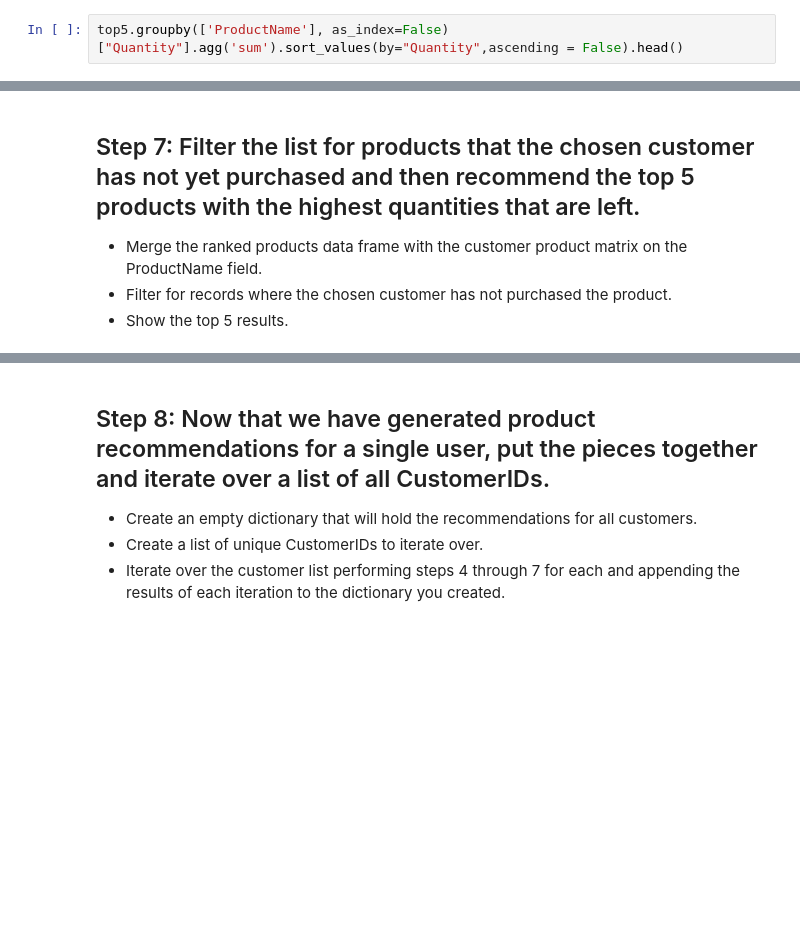
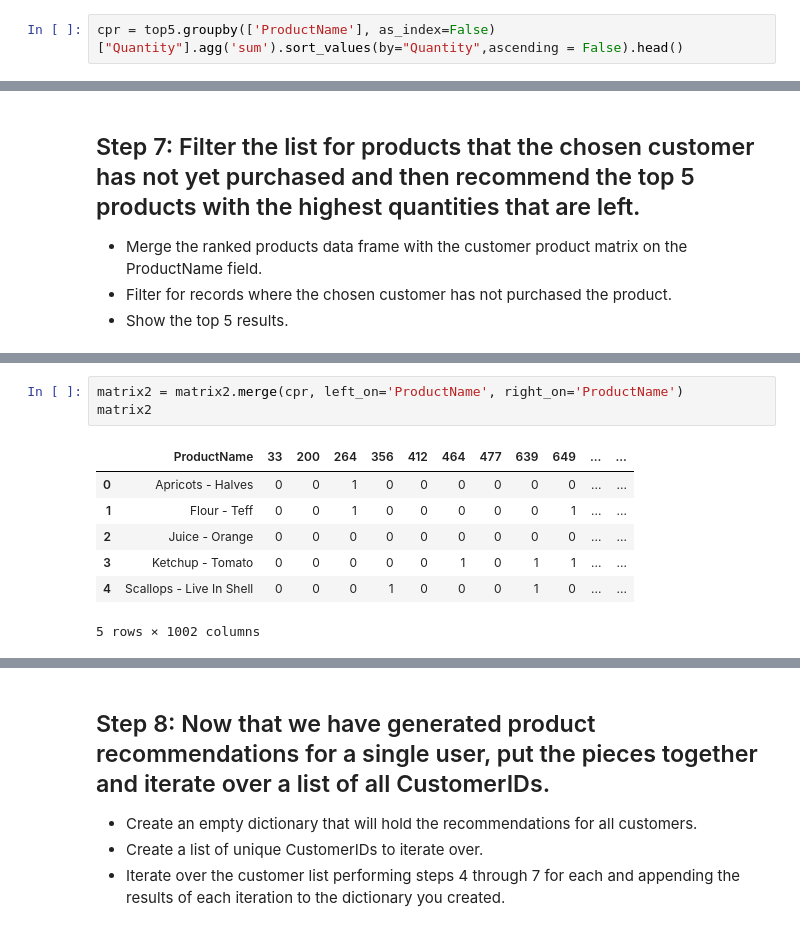
Before and after one commit to ta-datapt-bcn/lab-intro-recommender-systems, a Jupyter notebook: your-code/main.ipynb, the cells around one changed output, grey strips where cells are left out. Drawn from its saved outputs; the diff is of its cells as text; blank space fills up the shorter version.

```diff
--- a/your-code/main.ipynb
+++ b/your-code/main.ipynb
@@ -132,4 +121,4 @@ top5.head()
 
 This will give you the total number of each product purchased by the 5 most similar customers to the customer you selected in order from most purchased to least.
 # %%
-top5.groupby(['ProductName'], as_index=False)["Quantity"].agg('sum').sort_values(by="Quantity",ascending = False).head()
+cpr = top5.groupby(['ProductName'], as_index=False)["Quantity"].agg('sum').sort_values(by="Quantity",ascending = False).head()
@@ -148,0 +153,11 @@ top5.groupby(['ProductName'], as_index=False)["Quantity"].agg('sum').sort_values
+# %%
+matrix2 = matrix2.merge(cpr, left_on='ProductName', right_on='ProductName')
+matrix2
+# %% [output]
+|  | ProductName | 33 | 200 | 264 | 356 | 412 | 464 | 477 | 639 | 649 | ... | ... |
+| 0 | Apricots - Halves | 0 | 0 | 1 | 0 | 0 | 0 | 0 | 0 | 0 | ... | ... |
+| 1 | Flour - Teff | 0 | 0 | 1 | 0 | 0 | 0 | 0 | 0 | 1 | ... | ... |
+| 2 | Juice - Orange | 0 | 0 | 0 | 0 | 0 | 0 | 0 | 0 | 0 | ... | ... |
+| 3 | Ketchup - Tomato | 0 | 0 | 0 | 0 | 0 | 1 | 0 | 1 | 1 | ... | ... |
+| 4 | Scallops - Live In Shell | 0 | 0 | 0 | 1 | 0 | 0 | 0 | 1 | 0 | ... | ... |
+5 rows × 1002 columns
```
Also changed, not shown: parts of 5 cells of this notebook.
